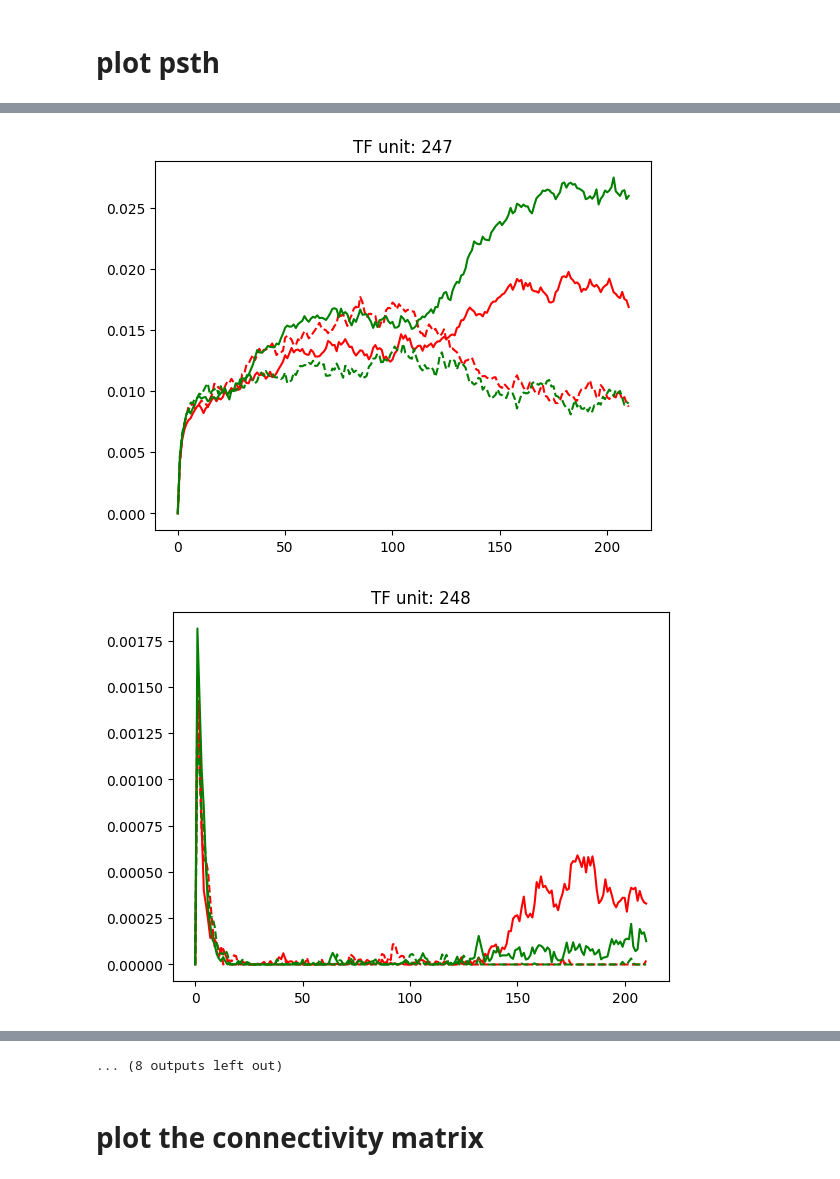
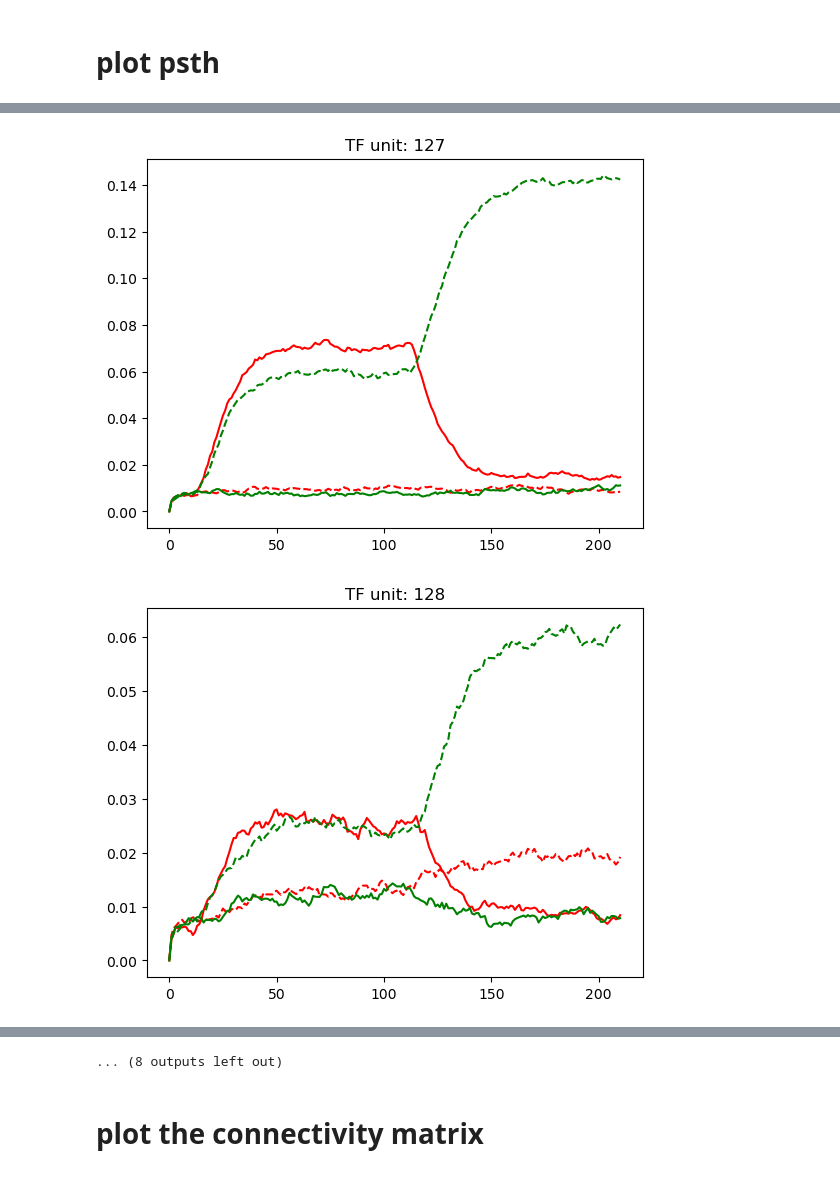
Before and after one commit to tianw6/lowrank_inference, a Jupyter notebook: notebooks/debug3Area.ipynb, the cells around one changed output, grey strips where cells are left out. Saved outputs shown, nothing was run; the diff lists cells and outputs as text; code cells hidden in the pictures.

```diff
--- a/notebooks/debug3Area.ipynb
+++ b/notebooks/debug3Area.ipynb
@@ -18,7 +25,7 @@ lr = 1e-3
 input_size = 3
 output_size = 1
 # %%
-x_train, y_train, mask_train, cohAll_train, x_val, y_val, mask_val, cohAll_val = TF.generate_checker_data(10000)
+x_train, y_train, mask_train, cohAll_train, x_val, y_val, mask_val, cohAll_val = TF.generate_checker_data(5000)
 # %%
 n = 8
 
@@ -160,7 +173,7 @@ tensor(-0.6121)
 net.non_linearity = torch.relu
 net.out_non_linearity = torch.eye
 
-train(net, x_train, y_train, mask_train, n_epochs=20, lr=lr, batch_size=50,
+train(net, x_train, y_train, mask_train, n_epochs=10, lr=lr, batch_size=50,
       mask_gradients = False, keep_best=True, cuda=True, early_stop=0.2, clip_gradient = 1)
 
 x_val, y_val, mask_val = map_device([x_val, y_val, mask_val], net)
@@ -244,7 +255,7 @@ tfRR = traj1[np.logical_and(decisions1 == 1, cohAll_val > 0),:,:]
 tfGL = traj1[np.logical_and(decisions1 == -1, cohAll_val < 0),:,:]
 tfGR = traj1[np.logical_and(decisions1 == 1, cohAll_val < 0),:,:]
 # %%
-for n in range(240, 260):
+for n in range(120, 140):
     plt.figure()
     plt.plot(np.mean(tfRL,axis = 0)[:,n], 'r-')
     plt.plot(np.mean(tfRR,axis = 0)[:,n], 'r--')
@@ -262,2 +273,2 @@ for n in range(240, 260):
-[figure, old version]
+[figure, new version]
-[figure, old version]
+[figure, new version]
```
Also changed, not shown: parts of 15 cells of this notebook, 4 other files.
